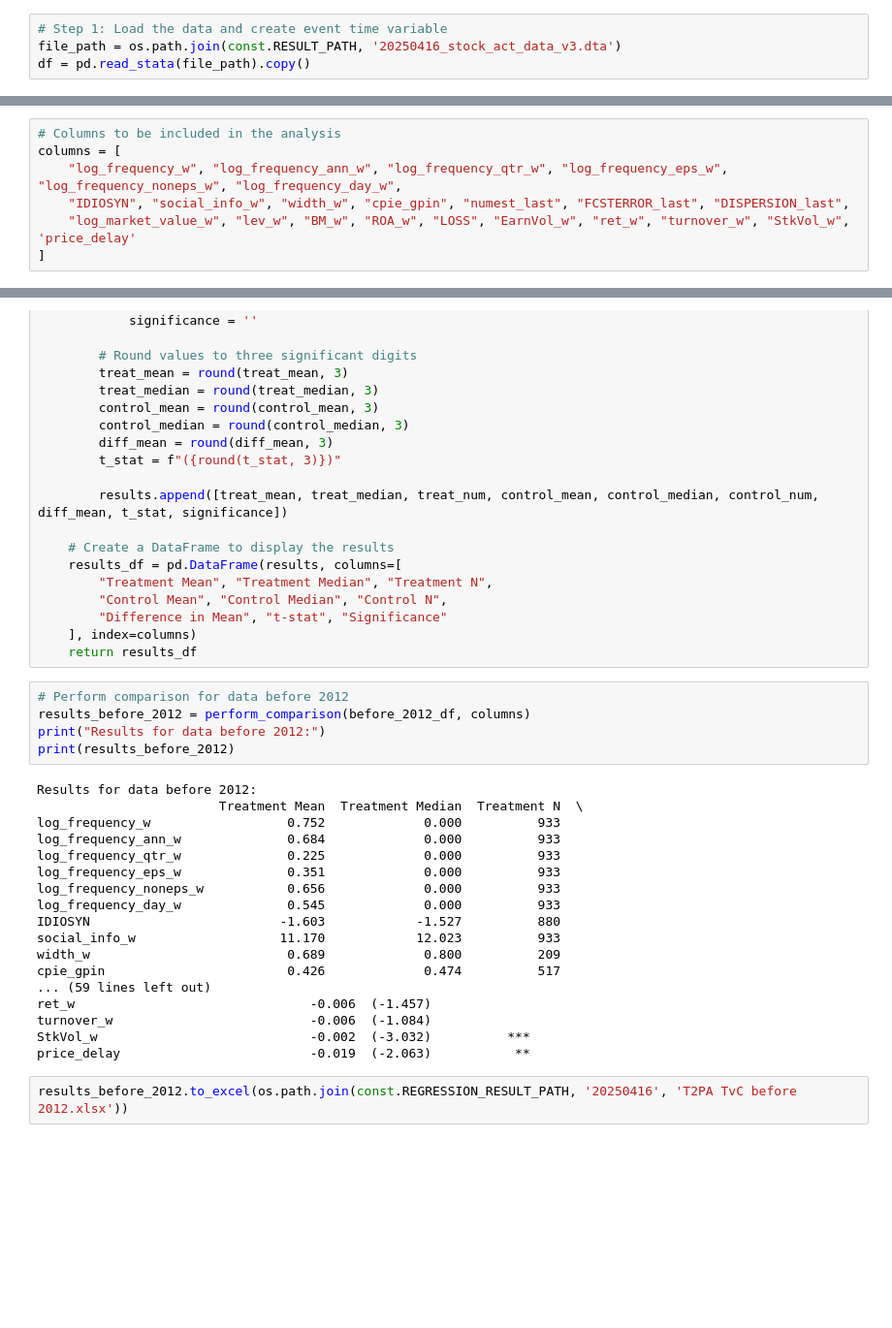
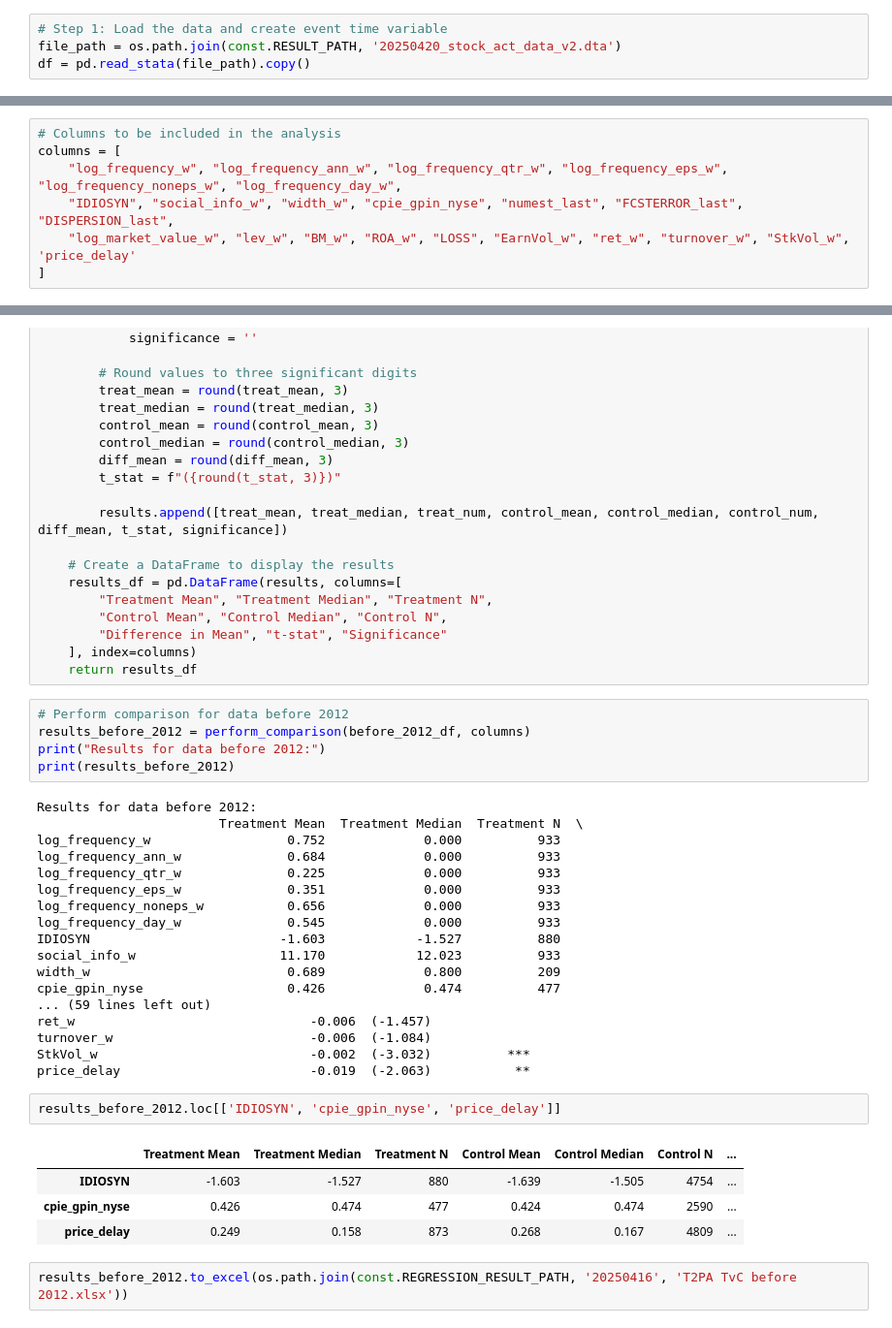
Before and after one commit to wangyouan/STOCKAct, a Jupyter notebook: Notebook/GetSummaryStatistics.ipynb, the cells around one changed output, grey strips where cells are left out. Shown at 97% size. Drawn from its saved outputs; the diff is of its cells as text; blank space fills up the shorter version.

```diff
--- a/Notebook/GetSummaryStatistics.ipynb
+++ b/Notebook/GetSummaryStatistics.ipynb
@@ -9,5 +9,5 @@ from scipy import stats
 from Constants import Constants as const
 # %%
 # Step 1: Load the data and create event time variable
-file_path = os.path.join(const.RESULT_PATH, '20250416_stock_act_data_v3.dta')
+file_path = os.path.join(const.RESULT_PATH, '20250420_stock_act_data_v2.dta')
 df = pd.read_stata(file_path).copy()
@@ -21,7 +15,7 @@ the string values returned are correct.
 # Columns to be included in the analysis
 columns = [
     "log_frequency_w", "log_frequency_ann_w", "log_frequency_qtr_w", "log_frequency_eps_w", "log_frequency_noneps_w", "log_frequency_day_w",
-    "IDIOSYN", "social_info_w", "width_w", "cpie_gpin", "numest_last", "FCSTERROR_last", "DISPERSION_last",
+    "IDIOSYN", "social_info_w", "width_w", "cpie_gpin_nyse", "numest_last", "FCSTERROR_last", "DISPERSION_last",
     "log_market_value_w", "lev_w", "BM_w", "ROA_w", "LOSS", "EarnVol_w", "ret_w", "turnover_w", "StkVol_w", 'price_delay'
 ]
 # %%
@@ -92,12 +86,19 @@ log_frequency_day_w              0.545             0.000          933
 IDIOSYN                         -1.603            -1.527          880
 social_info_w                   11.170            12.023          933
 width_w                          0.689             0.800          209
-cpie_gpin                        0.426             0.474          517
+cpie_gpin_nyse                   0.426             0.474          477
 ... (59 lines left out)
 ret_w                               -0.006  (-1.457)
 turnover_w                          -0.006  (-1.084)
 StkVol_w                            -0.002  (-3.032)          ***
 price_delay                         -0.019  (-2.063)           **
+# %%
+results_before_2012.loc[['IDIOSYN', 'cpie_gpin_nyse', 'price_delay']]
+# %% [output]
+|  | Treatment Mean | Treatment Median | Treatment N | Control Mean | Control Median | Control N | ... |
+| IDIOSYN | -1.603 | -1.527 | 880 | -1.639 | -1.505 | 4754 | ... |
+| cpie_gpin_nyse | 0.426 | 0.474 | 477 | 0.424 | 0.474 | 2590 | ... |
+| price_delay | 0.249 | 0.158 | 873 | 0.268 | 0.167 | 4809 | ... |
 # %%
 results_before_2012.to_excel(os.path.join(const.REGRESSION_RESULT_PATH, '20250416', 'T2PA TvC before 2012.xlsx'))
 # %%
```
Also changed, not shown: parts of 3 cells of this notebook, 1 other file.
